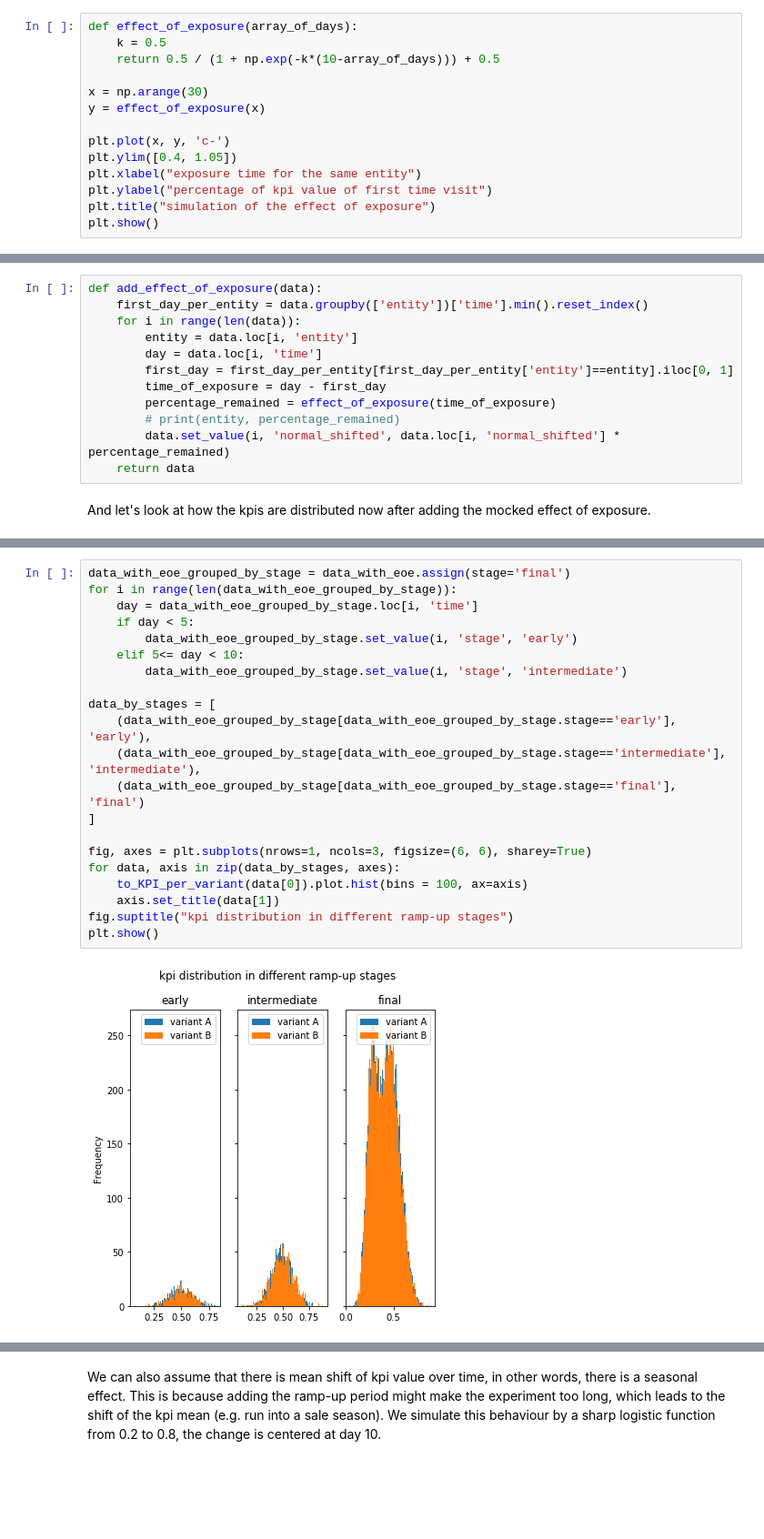
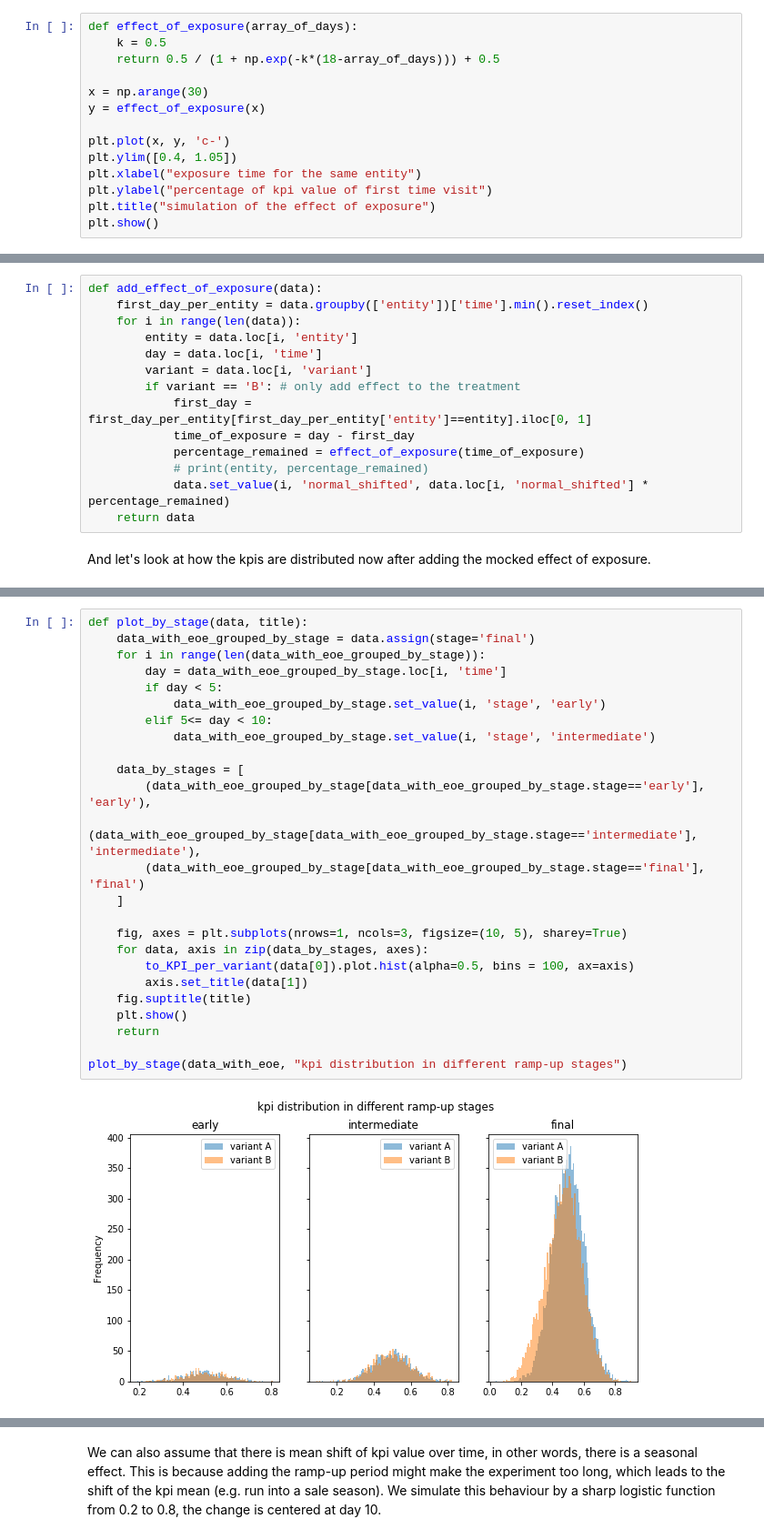
Before and after one commit to shansfolder/AB-Test-Rampup-Analysis, a Jupyter notebook: Ramp-up-Simulation.ipynb, the cells around one changed output, grey strips where cells are left out. Shown at 91% size. Saved outputs shown, nothing was run; the diff lists cells and outputs as text; blank space fills up the shorter version.

Commit message:
Add more ramp-up analysis

```diff
--- a/Ramp-up-Simulation.ipynb
+++ b/Ramp-up-Simulation.ipynb
@@ -135,7 +138,7 @@ One propery we want to model is the effect of exposure. If an entity is exposed
 # %%
 def effect_of_exposure(array_of_days):
     k = 0.5
-    return 0.5 / (1 + np.exp(-k*(10-array_of_days))) + 0.5
+    return 0.5 / (1 + np.exp(-k*(18-array_of_days))) + 0.5
 
 x = np.arange(30)
 y = effect_of_exposure(x)
@@ -154,11 +157,13 @@ def add_effect_of_exposure(data):
     for i in range(len(data)):
         entity = data.loc[i, 'entity']
         day = data.loc[i, 'time']
-        first_day = first_day_per_entity[first_day_per_entity['entity']==entity].iloc[0, 1]
-        time_of_exposure = day - first_day
-        percentage_remained = effect_of_exposure(time_of_exposure)
-        # print(entity, percentage_remained)
-        data.set_value(i, 'normal_shifted', data.loc[i, 'normal_shifted'] * percentage_remained)
+        variant = data.loc[i, 'variant']
+        if variant == 'B': # only add effect to the treatment
+            first_day = first_day_per_entity[first_day_per_entity['entity']==entity].iloc[0, 1]
+            time_of_exposure = day - first_day
+            percentage_remained = effect_of_exposure(time_of_exposure)
+            # print(entity, percentage_remained)
+            data.set_value(i, 'normal_shifted', data.loc[i, 'normal_shifted'] * percentage_remained)
     return data
 # %% [markdown]
 And let's look at how the kpis are distributed now after adding the mocked effect of exposure.
@@ -171,23 +178,27 @@ plt.show()
 # %%
-data_with_eoe_grouped_by_stage = data_with_eoe.assign(stage='final')
-for i in range(len(data_with_eoe_grouped_by_stage)):
-    day = data_with_eoe_grouped_by_stage.loc[i, 'time']
-    if day < 5:
-        data_with_eoe_grouped_by_stage.set_value(i, 'stage', 'early')
-    elif 5<= day < 10:
-        data_with_eoe_grouped_by_stage.set_value(i, 'stage', 'intermediate')
+def plot_by_stage(data, title):
+    data_with_eoe_grouped_by_stage = data.assign(stage='final')
+    for i in range(len(data_with_eoe_grouped_by_stage)):
+        day = data_with_eoe_grouped_by_stage.loc[i, 'time']
+        if day < 5:
+            data_with_eoe_grouped_by_stage.set_value(i, 'stage', 'early')
+        elif 5<= day < 10:
+            data_with_eoe_grouped_by_stage.set_value(i, 'stage', 'intermediate')
 
-data_by_stages = [
-    (data_with_eoe_grouped_by_stage[data_with_eoe_grouped_by_stage.stage=='early'], 'early'),
-    (data_with_eoe_grouped_by_stage[data_with_eoe_grouped_by_stage.stage=='intermediate'], 'intermediate'),
-    (data_with_eoe_grouped_by_stage[data_with_eoe_grouped_by_stage.stage=='final'], 'final')
-]
+    data_by_stages = [
+        (data_with_eoe_grouped_by_stage[data_with_eoe_grouped_by_stage.stage=='early'], 'early'),
+        (data_with_eoe_grouped_by_stage[data_with_eoe_grouped_by_stage.stage=='intermediate'], 'intermediate'),
+        (data_with_eoe_grouped_by_stage[data_with_eoe_grouped_by_stage.stage=='final'], 'final')
+    ]
 
-fig, axes = plt.subplots(nrows=1, ncols=3, figsize=(6, 6), sharey=True)
-for data, axis in zip(data_by_stages, axes):
-    to_KPI_per_variant(data[0]).plot.hist(bins = 100, ax=axis)
-    axis.set_title(data[1])
-fig.suptitle("kpi distribution in different ramp-up stages")
-plt.show()
+    fig, axes = plt.subplots(nrows=1, ncols=3, figsize=(10, 5), sharey=True)
+    for data, axis in zip(data_by_stages, axes):
+        to_KPI_per_variant(data[0]).plot.hist(alpha=0.5, bins = 100, ax=axis)
+        axis.set_title(data[1])
+    fig.suptitle(title)
+    plt.show()
+    return
+
+plot_by_stage(data_with_eoe, "kpi distribution in different ramp-up stages")
 # %% [output]
-[figure, old version]
+[figure, new version]
```
Also changed, not shown: parts of 18 cells of this notebook.
